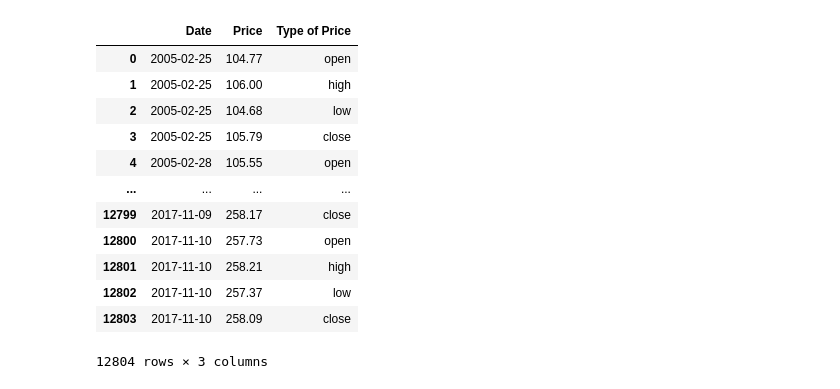
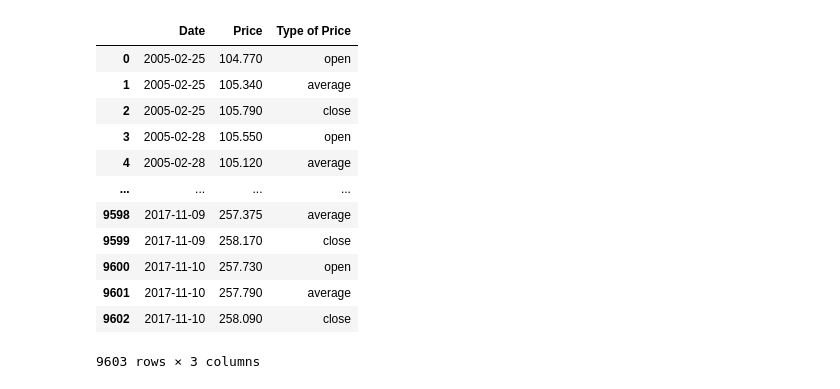
Before and after one commit to AdamChoong0095/NUS-Stock-Data, a Jupyter notebook: Stock_price_prediction.ipynb, the cells around one changed output. Cells and saved outputs as stored; diff of their text form; code cells hidden in the pictures.

```diff
--- a/Stock_price_prediction.ipynb
+++ b/Stock_price_prediction.ipynb
@@ -72,19 +61,44 @@ for index, row in sp500.iterrows():
 
   if price_type == 'high' or price_type == 'low' and date in avg_high_low:
     sp500.loc[index, 'Price'] = avg_high_low[date][price_type]
-# %%
-sp500
-# %% [output]
-|  | Date | Price | Type of Price |
-| 0 | 2005-02-25 | 104.77 | open |
-| 1 | 2005-02-25 | 106.00 | high |
-| 2 | 2005-02-25 | 104.68 | low |
-| 3 | 2005-02-25 | 105.79 | close |
-| 4 | 2005-02-28 | 105.55 | open |
-| ... | ... | ... | ... |
-| 12799 | 2017-11-09 | 258.17 | close |
-| 12800 | 2017-11-10 | 257.73 | open |
-| 12801 | 2017-11-10 | 258.21 | high |
-| 12802 | 2017-11-10 | 257.37 | low |
-| 12803 | 2017-11-10 | 258.09 | close |
-12804 rows × 3 columns
+# %%
+# Create a new DataFrame to store the modified data
+new_sp500 = pd.DataFrame(columns=['Date', 'Price', 'Type of Price'])
+
+# Iterate through the DataFrame
+i = 0
+while i < len(sp500):
+  row = sp500.iloc[i]
+  if row['Type of Price'] == 'high':
+    # Check if the next row exists and is 'low'
+    if i + 1 < len(sp500) and sp500.iloc[i + 1]['Type of Price'] == 'low':
+      # Calculate the average of the high and low prices
+      average_price = (row['Price'] + sp500.iloc[i + 1]['Price']) / 2
+      # Add a new row with the average price and label 'average'
+      new_sp500 = pd.concat([new_sp500, pd.DataFrame({'Date': [row['Date']], 'Price': [average_price], 'Type of Price': ['average']})], ignore_index=True)
+      i += 2  # Skip the next row (low)
+    else:
+      # If the next row is not 'low', keep the current row as it is
+      new_sp500 = pd.concat([new_sp500, pd.DataFrame({'Date': [row['Date']], 'Price': [row['Price']], 'Type of Price': [row['Type of Price']]})], ignore_index=True)
+      i += 1
+  else:
+    # If the current row is not 'high', keep it as it is
+    new_sp500 = pd.concat([new_sp500, pd.DataFrame({'Date': [row['Date']], 'Price': [row['Price']], 'Type of Price': [row['Type of Price']]})], ignore_index=True)
+    i += 1
+
+# Replace the original sp500 DataFrame with the modified one
+sp500 = new_sp500
+# %% [output]
+|  | Date | Price | Type of Price |
+| 0 | 2005-02-25 | 104.770 | open |
+| 1 | 2005-02-25 | 105.340 | average |
+| 2 | 2005-02-25 | 105.790 | close |
+| 3 | 2005-02-28 | 105.550 | open |
+| 4 | 2005-02-28 | 105.120 | average |
+| ... | ... | ... | ... |
+| 9598 | 2017-11-09 | 257.375 | average |
+| 9599 | 2017-11-09 | 258.170 | close |
+| 9600 | 2017-11-10 | 257.730 | open |
+| 9601 | 2017-11-10 | 257.790 | average |
+| 9602 | 2017-11-10 | 258.090 | close |
+9603 rows × 3 columns
```
Also changed, not shown: parts of 7 cells of this notebook.
